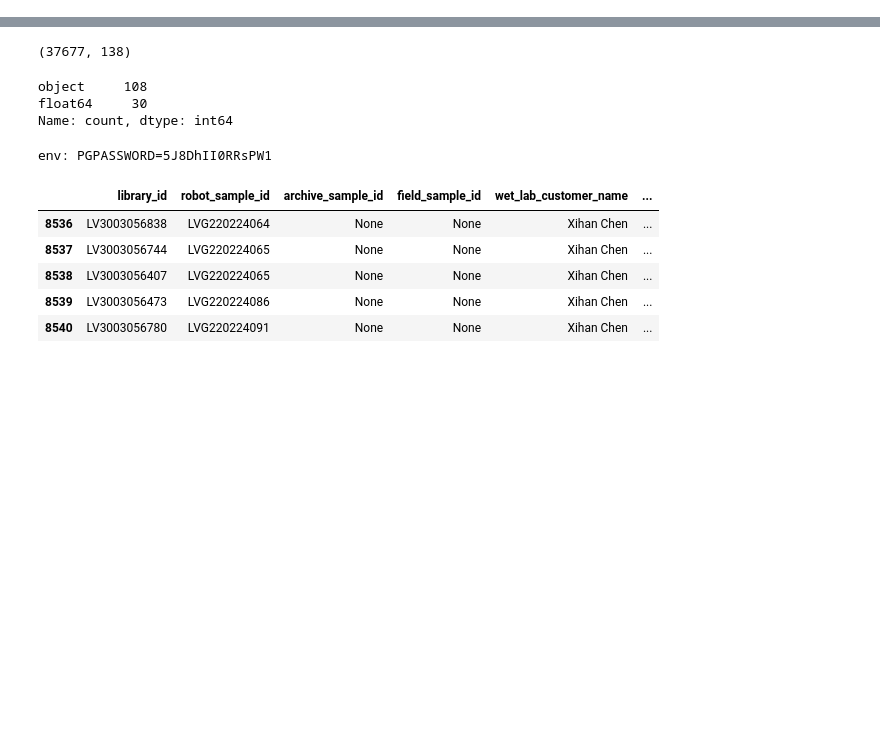
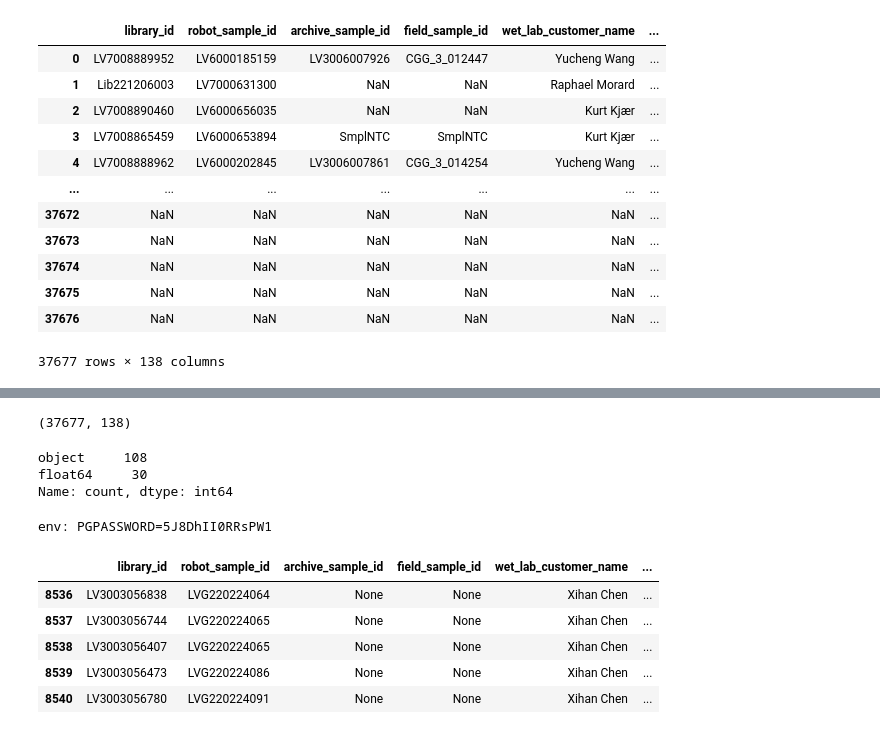
Before and after one commit to magnujo/gg-metadatabase-ui, a Jupyter notebook: playground.ipynb, the cells around one changed output, grey strips where cells are left out. Saved outputs shown, nothing was run; the diff lists cells and outputs as text; code cells hidden in the pictures; blank space fills up the shorter version.

```diff
--- a/playground.ipynb
+++ b/playground.ipynb
@@ -8,0 +21,18 @@ libs.shape
+# %%
+df = pd.read_csv(r"C:\Users\glj523\Downloads\SMDB(3)\SMDB_20260223_095331.tsv", sep="\t", low_memory=False, na_values=[""])
+# %%
+df
+# %% [output]
+|  | library_id | robot_sample_id | archive_sample_id | field_sample_id | wet_lab_customer_name | ... |
+| 0 | LV7008889952 | LV6000185159 | LV3006007926 | CGG_3_012447 | Yucheng Wang | ... |
+| 1 | Lib221206003 | LV7000631300 | NaN | NaN | Raphael Morard | ... |
+| 2 | LV7008890460 | LV6000656035 | NaN | NaN | Kurt Kjær | ... |
+| 3 | LV7008865459 | LV6000653894 | SmplNTC | SmplNTC | Kurt Kjær | ... |
+| 4 | LV7008888962 | LV6000202845 | LV3006007861 | CGG_3_014254 | Yucheng Wang | ... |
+| ... | ... | ... | ... | ... | ... | ... |
+| 37672 | NaN | NaN | NaN | NaN | NaN | ... |
+| 37673 | NaN | NaN | NaN | NaN | NaN | ... |
+| 37674 | NaN | NaN | NaN | NaN | NaN | ... |
+| 37675 | NaN | NaN | NaN | NaN | NaN | ... |
+| 37676 | NaN | NaN | NaN | NaN | NaN | ... |
+37677 rows × 138 columns
```
Also changed, not shown: parts of 4 cells of this notebook, 1 other file.
